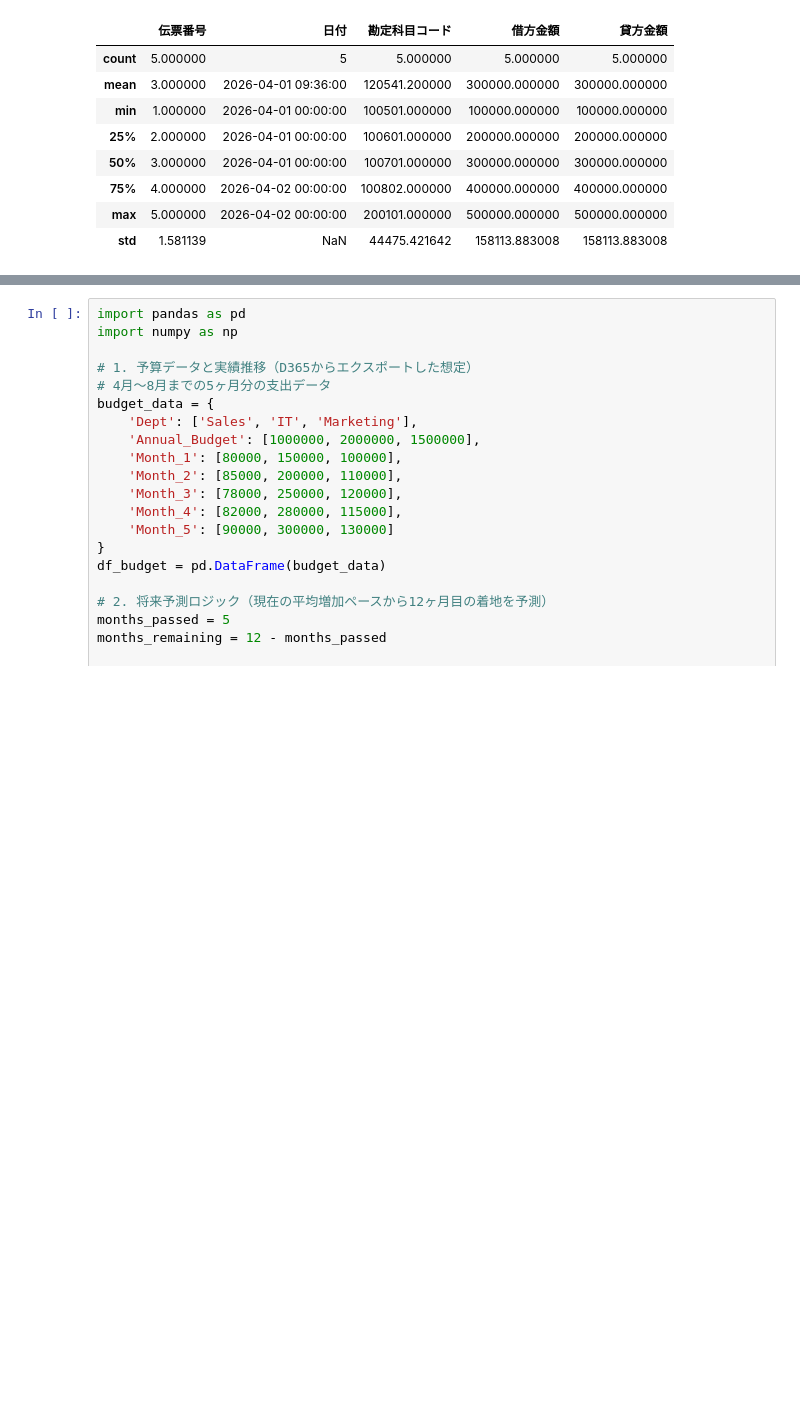
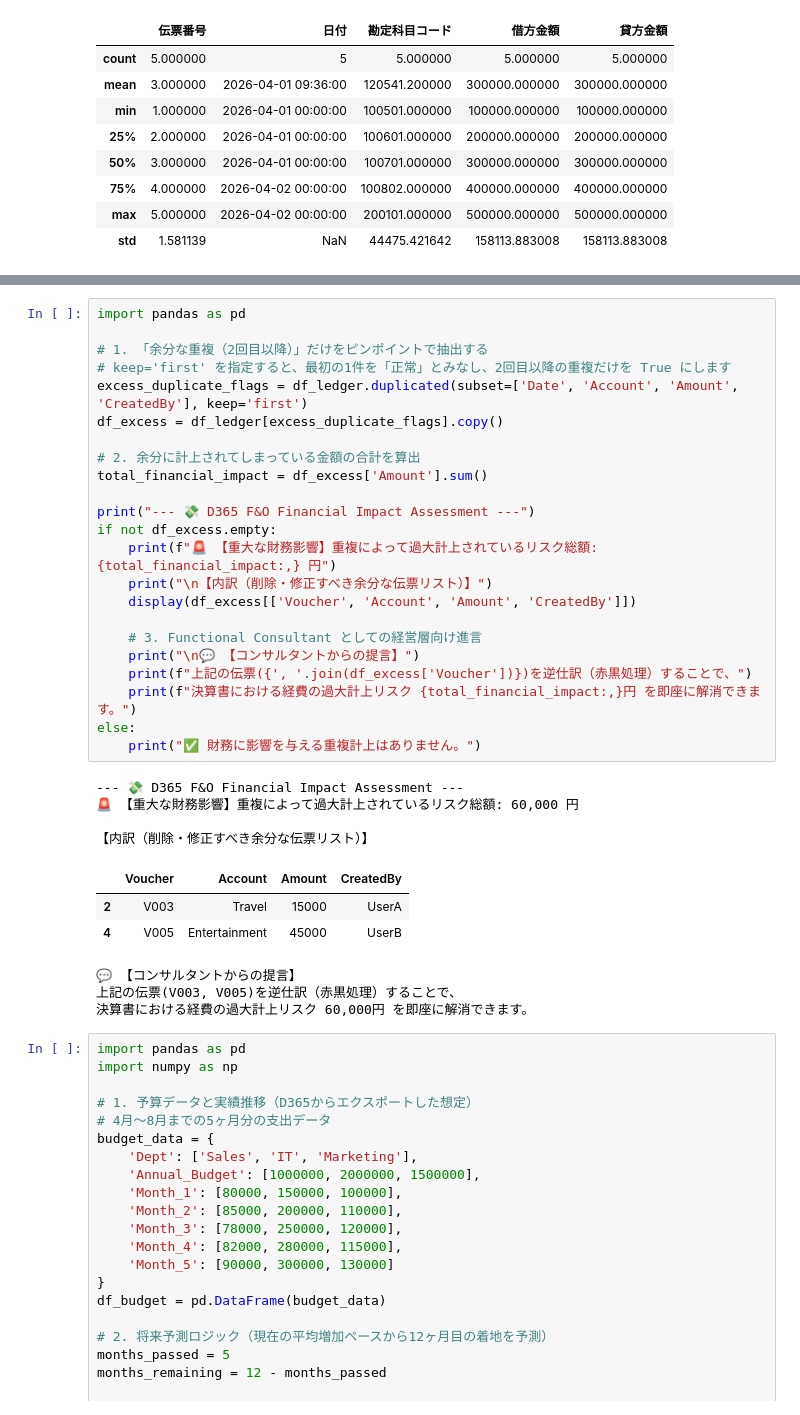
Before and after one commit to KojiKaiwa/D365-Finance-Automation, a Jupyter notebook: D365_Data_Processing.ipynb, the cells around one changed output, grey strips where cells are left out. Drawn from its saved outputs; the diff is of its cells as text; blank space fills up the shorter version.

```diff
--- a/D365_Data_Processing.ipynb
+++ b/D365_Data_Processing.ipynb
@@ -34,3 +91,37 @@ display(df.describe())
+# %%
+import pandas as pd
+
+# 1. 「余分な重複（2回目以降）」だけをピンポイントで抽出する
+# keep='first' を指定すると、最初の1件を「正常」とみなし、2回目以降の重複だけを True にします
+excess_duplicate_flags = df_ledger.duplicated(subset=['Date', 'Account', 'Amount', 'CreatedBy'], keep='first')
+df_excess = df_ledger[excess_duplicate_flags].copy()
+
+# 2. 余分に計上されてしまっている金額の合計を算出
+total_financial_impact = df_excess['Amount'].sum()
+
+print("--- 💸 D365 F&O Financial Impact Assessment ---")
+if not df_excess.empty:
+    print(f"🚨 【重大な財務影響】重複によって過大計上されているリスク総額: {total_financial_impact:,} 円")
+    print("\n【内訳（削除・修正すべき余分な伝票リスト）】")
+    display(df_excess[['Voucher', 'Account', 'Amount', 'CreatedBy']])
+
+    # 3. Functional Consultant としての経営層向け進言
+    print("\n💬 【コンサルタントからの提言】")
+    print(f"上記の伝票({', '.join(df_excess['Voucher'])})を逆仕訳（赤黒処理）することで、")
+    print(f"決算書における経費の過大計上リスク {total_financial_impact:,}円 を即座に解消できます。")
+else:
+    print("✅ 財務に影響を与える重複計上はありません。")
+# %% [output]
+--- 💸 D365 F&O Financial Impact Assessment ---
+🚨 【重大な財務影響】重複によって過大計上されているリスク総額: 60,000 円
+
+【内訳（削除・修正すべき余分な伝票リスト）】
+|  | Voucher | Account | Amount | CreatedBy |
+| 2 | V003 | Travel | 15000 | UserA |
+| 4 | V005 | Entertainment | 45000 | UserB |
+💬 【コンサルタントからの提言】
+上記の伝票(V003, V005)を逆仕訳（赤黒処理）することで、
+決算書における経費の過大計上リスク 60,000円 を即座に解消できます。
 # %%
 import pandas as pd
 import numpy as np
```
Also changed, not shown: parts of 1 cell of this notebook.
